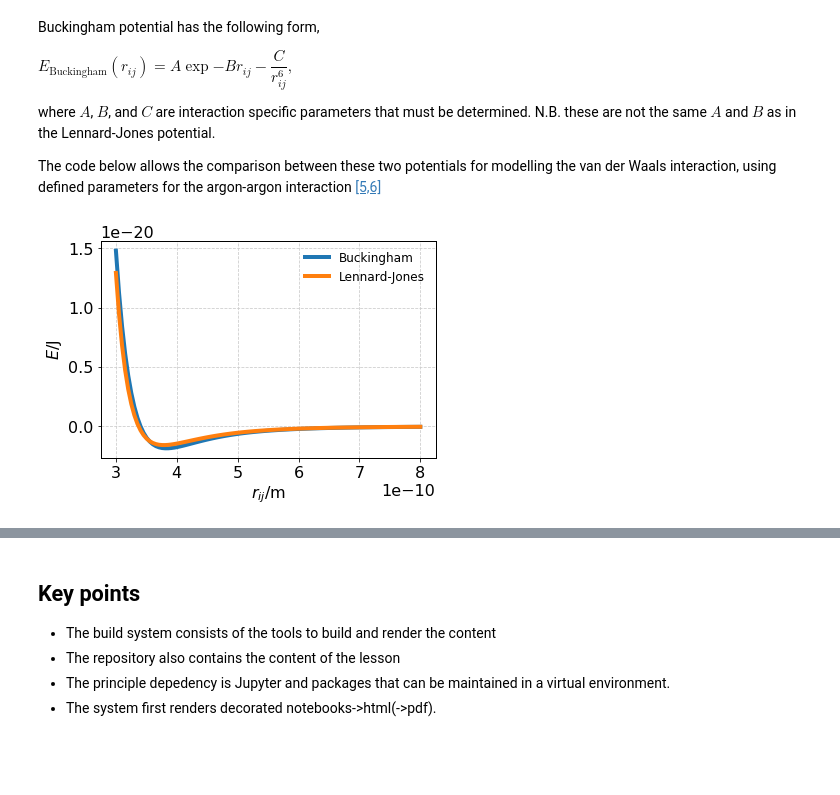
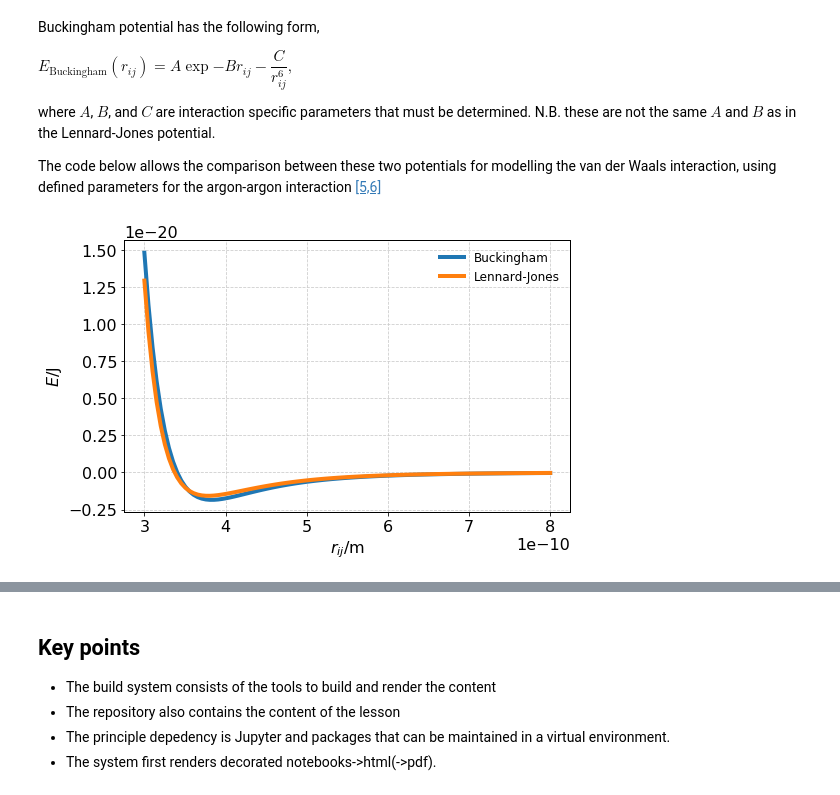
Before and after one commit to timsnow/sim_and_scat, a Jupyter notebook: notebooks_plain/02_episode.ipynb, the cells around one changed output, grey strips where cells are left out. Saved outputs shown, nothing was run; the diff lists cells and outputs as text; code cells hidden in the pictures; blank space fills up the shorter version.

```diff
--- a/notebooks_plain/02_episode.ipynb
+++ b/notebooks_plain/02_episode.ipynb
@@ -131,15 +135,17 @@ The code below allows the comparison between these two potentials for modelling
 # %%
 def buckingham(rij, a, b, c):
     return a * np.exp(-b * rij) - c / np.power(rij, 6)
 
 r = np.linspace(3e-10, 8e-10, 100)
-plt.plot(r, buckingham(r, 1.69e-15, 3.66e10, 1.02e-77),
-         label='Buckingham')
-plt.plot(r, lj(r, 1.363e-134, 9.273e-78),
-         label='Lennard-Jones')
-plt.xlabel(r'$r_{ij}$/m')
-plt.ylabel(r'$E$/J')
-plt.legend(frameon=False)
+fig = plt.figure(figsize=(8, 5))
+ax = fig.add_subplot(111)
+ax.plot(r, buckingham(r, 1.69e-15, 3.66e10, 1.02e-77),
+        label='Buckingham')
+ax.plot(r, lj(r, 1.363e-134, 9.273e-78),
+        label='Lennard-Jones')
+ax.set_xlabel(r'$r_{ij}$/m')
+ax.set_ylabel(r'$E$/J')
+ax.legend(frameon=False)
 plt.show()
 # %% [output]
-[figure, old version]
+[figure, new version]
```
Also changed, not shown: parts of 5 cells of this notebook.
